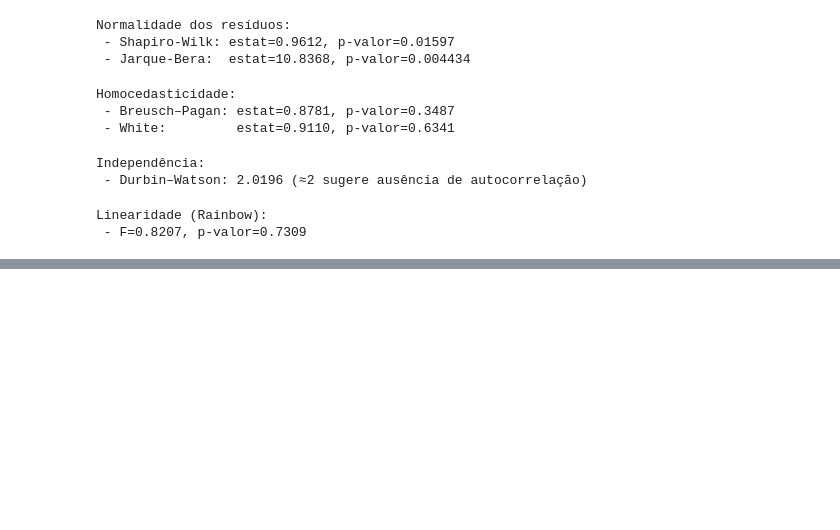
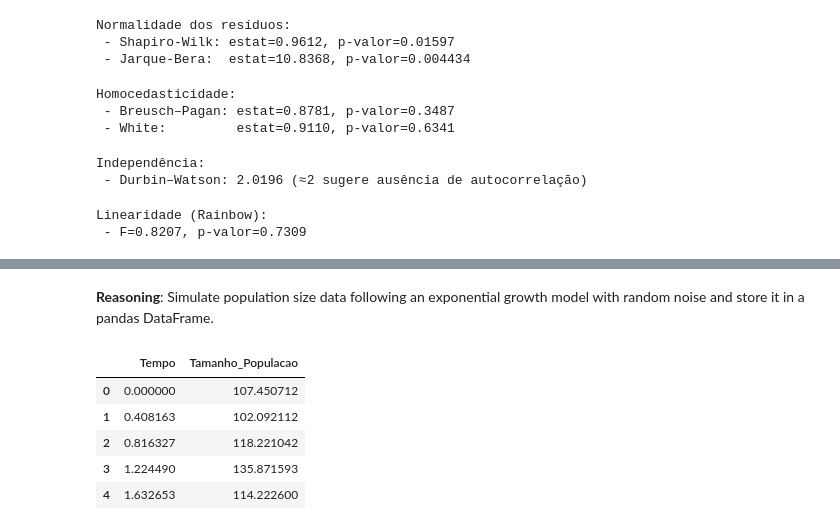
Before and after one commit to clobos/Bioestatistica_ESALQ_Python_2025, a Jupyter notebook: Aula04_Bioestatistica.ipynb, the cells around one changed output, grey strips where cells are left out. Drawn from its saved outputs; the diff is of its cells as text; code cells hidden in the pictures; blank space fills up the shorter version.

```diff
--- a/Aula04_Bioestatistica.ipynb
+++ b/Aula04_Bioestatistica.ipynb
@@ -621,0 +697,39 @@ Linearidade (Rainbow):
+# %% [markdown]
+**Reasoning**:
+Simulate population size data following an exponential growth model with random noise and store it in a pandas DataFrame.
+# %%
+# 1. Defina parâmetros
+n_inicial = 100  # Tamanho inicial da população
+taxa_crescimento = 0.1   # Taxa de crescimento intrínseca
+n_pontos = 50      # Número de pontos no tempo
+tempo_final = 20     # Tempo final
+
+# 2. Gere a série temporal
+tempo = np.linspace(0, tempo_final, n_pontos)
+
+# 3. Calcule o tamanho populacional teórico (Modelo de Malthus)
+populacao_teorica = n_inicial * np.exp(taxa_crescimento * tempo)
+
+# 4. Adicione ruído aleatório
+np.random.seed(42) # para reprodutibilidade
+ruido = np.random.normal(0, 15, size=n_pontos) # ruído gaussiano com desvio padrão de 15
+populacao_observada = populacao_teorica + ruido
+
+# Garanta que os valores observados sejam não negativos
+populacao_observada[populacao_observada < 0] = 0
+
+
+# 5. Crie um DataFrame
+df_malthus = pd.DataFrame({
+    "Tempo": tempo,
+    "Tamanho_Populacao": populacao_observada
+})
+
+display(df_malthus.head())
+# %% [output]
+|  | Tempo | Tamanho_Populacao |
+| 0 | 0.000000 | 107.450712 |
+| 1 | 0.408163 | 102.092112 |
+| 2 | 0.816327 | 118.221042 |
+| 3 | 1.224490 | 135.871593 |
+| 4 | 1.632653 | 114.222600 |
```
Also changed, not shown: parts of 26 cells of this notebook.
